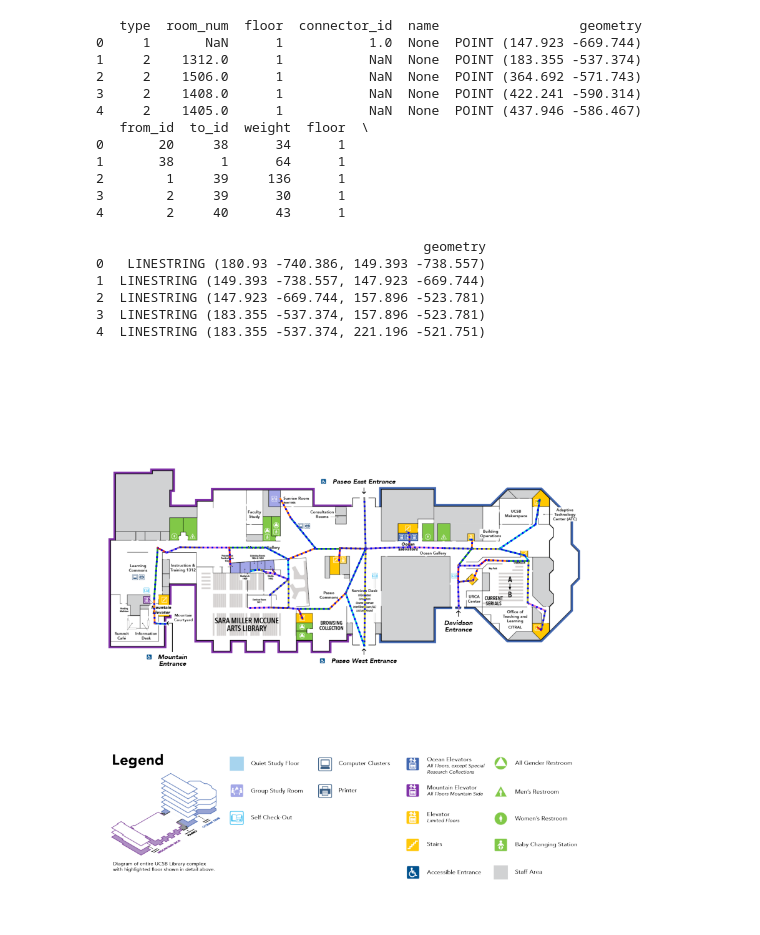
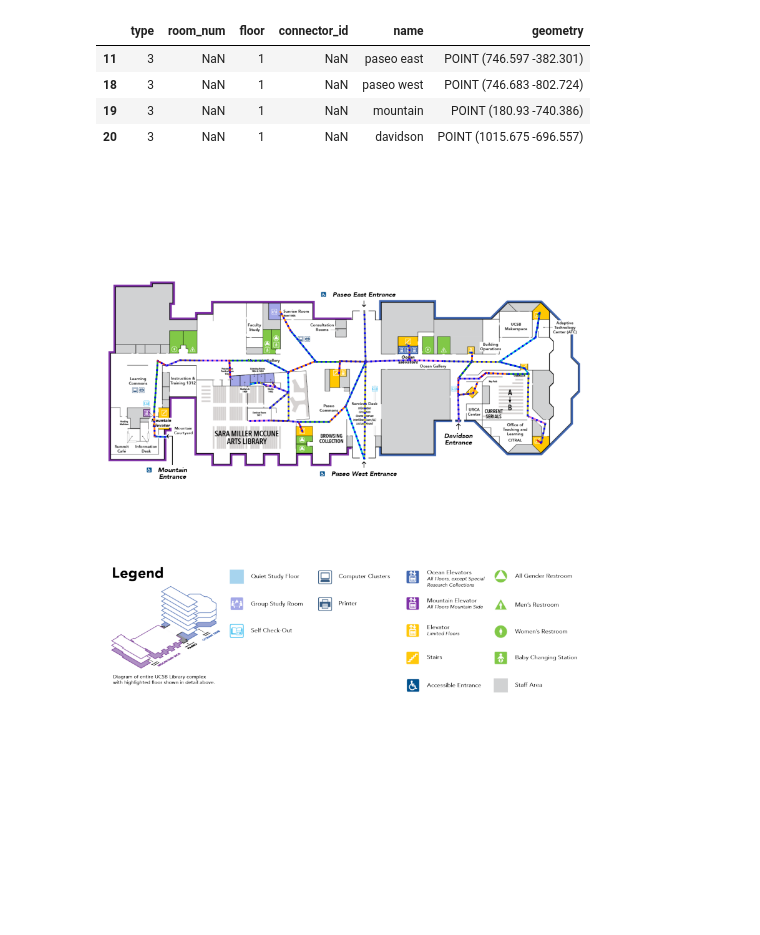
Before and after one commit to FinVisTech/GauchoFishHack, a Jupyter notebook: src/data/ucsb-library/test_routing.ipynb, the cells around one changed output. Cells and saved outputs as stored; diff of their text form; code cells hidden in the pictures; blank space fills up the shorter version.

```diff
--- a/src/data/ucsb-library/test_routing.ipynb
+++ b/src/data/ucsb-library/test_routing.ipynb
@@ -1,31 +1,16 @@
 # %%
 
 import geopandas as gpd
 edges_df = gpd.read_file('edges.gpkg')
 nodes_df = gpd.read_file('nodes.gpkg')
 
-print(nodes_df.head())
-print(edges_df.head())
+nodes_df[nodes_df['type'] == 3]
 # %% [output]
-   type  room_num  floor  connector_id  name                  geometry
-0     1       NaN      1           1.0  None  POINT (147.923 -669.744)
-1     2    1312.0      1           NaN  None  POINT (183.355 -537.374)
-2     2    1506.0      1           NaN  None  POINT (364.692 -571.743)
-3     2    1408.0      1           NaN  None  POINT (422.241 -590.314)
-4     2    1405.0      1           NaN  None  POINT (437.946 -586.467)
-   from_id  to_id  weight  floor  \
-0       20     38      34      1
-1       38      1      64      1
-2        1     39     136      1
-3        2     39      30      1
-4        2     40      43      1
-
-                                          geometry
-0   LINESTRING (180.93 -740.386, 149.393 -738.557)
-1  LINESTRING (149.393 -738.557, 147.923 -669.744)
-2  LINESTRING (147.923 -669.744, 157.896 -523.781)
-3  LINESTRING (183.355 -537.374, 157.896 -523.781)
-4  LINESTRING (183.355 -537.374, 221.196 -521.751)
+|  | type | room_num | floor | connector_id | name | geometry |
+| 11 | 3 | NaN | 1 | NaN | paseo east | POINT (746.597 -382.301) |
+| 18 | 3 | NaN | 1 | NaN | paseo west | POINT (746.683 -802.724) |
+| 19 | 3 | NaN | 1 | NaN | mountain | POINT (180.93 -740.386) |
+| 20 | 3 | NaN | 1 | NaN | davidson | POINT (1015.675 -696.557) |
 # %%
 import matplotlib.pyplot as plt
 import matplotlib.image as mpimg
```
Also changed, not shown: parts of 1 cell of this notebook, 15 other files.
